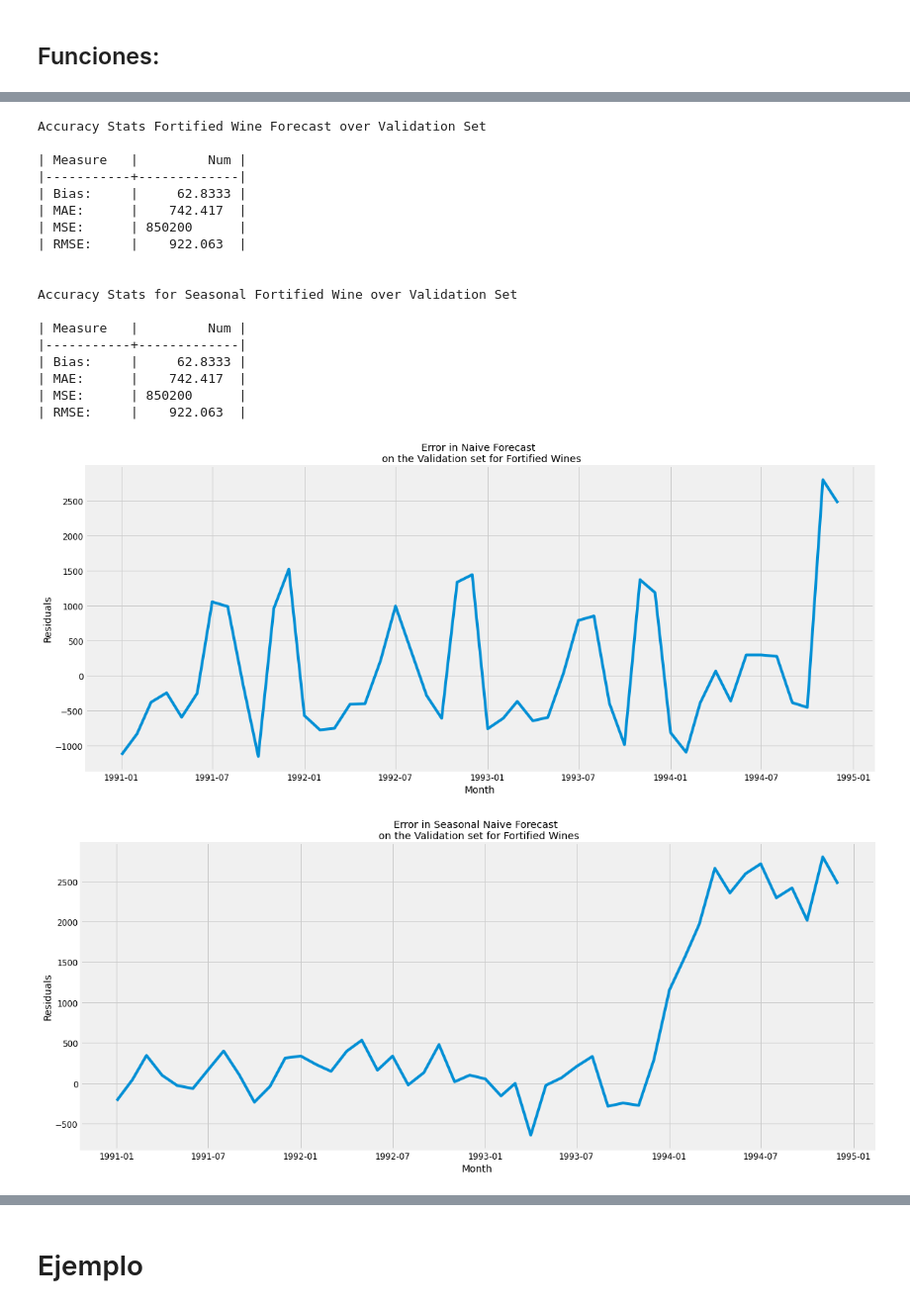
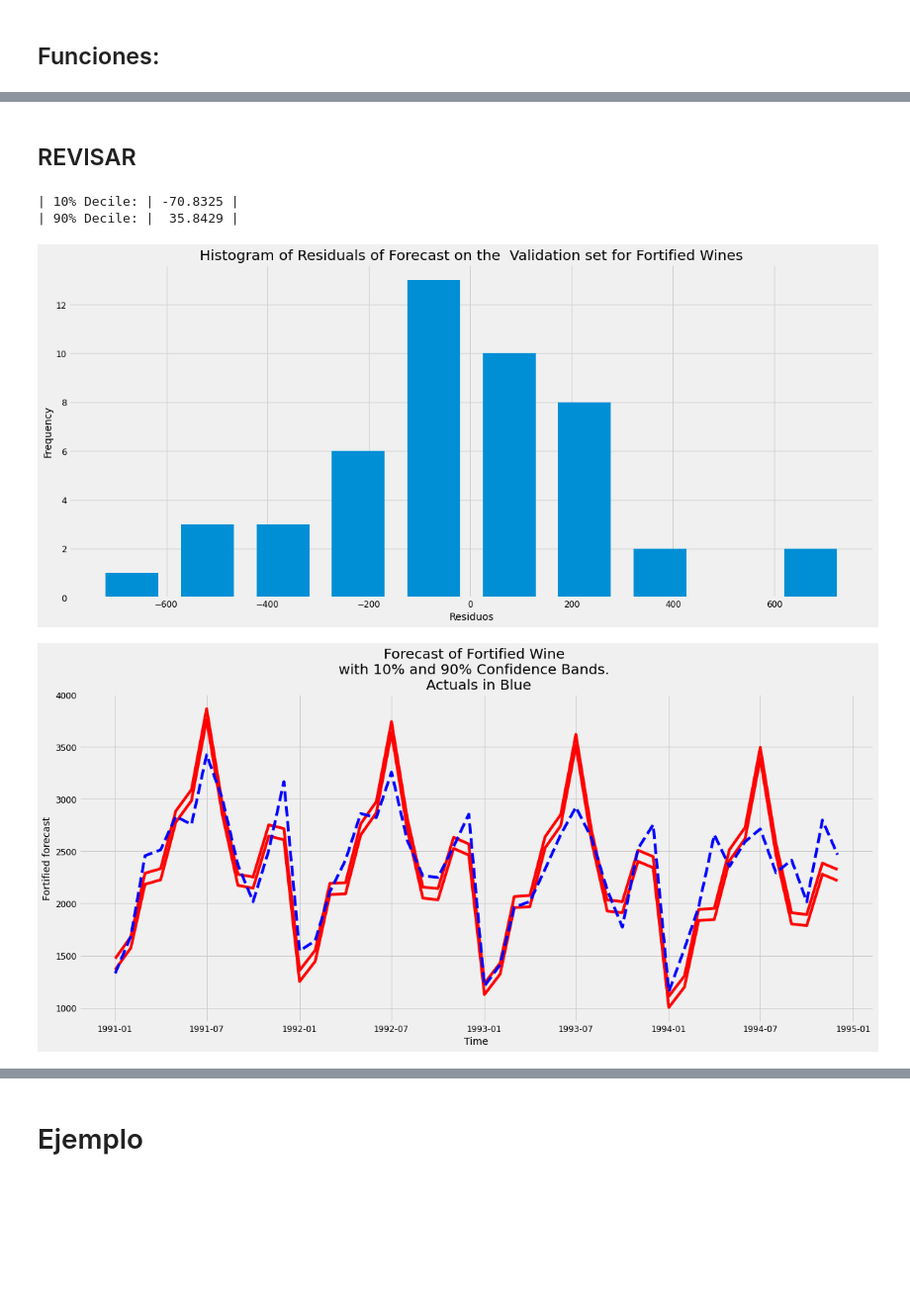
Before and after one commit to DiegoPincheiraIb/EL5206_Assignments, a Jupyter notebook: Lab_Vinos_luckas.ipynb, the cells around one changed output, grey strips where cells are left out. Shown at 99% size. Drawn from its saved outputs; the diff is of its cells as text; code cells hidden in the pictures; blank space fills up the shorter version.

Commit message:
Updated nivel confianza

```diff
--- a/Lab_Vinos_luckas.ipynb
+++ b/Lab_Vinos_luckas.ipynb
@@ -436,0 +440,10 @@ Accuracy Stats for Seasonal Fortified Wine over Training Set
+# %%
+# Se realiza una predicción del conjunto de Validacion
+Meses_A_Pred = 24
+Val_Pred_Fortified, Val_Pred_Fortified_ci = Realizar_Predicc_Cjto_Obj(Val_Fortified,Modelo_Fortified, Plot=True,Meses_Pred = Meses_A_Pred)
+# Se evalua el desempeño del conjunto de validación
+summary_performance(Val_Fortified,Val_Pred_Fortified.predicted_mean[:-1*Meses_A_Pred])
+# Se ven los residuos
+Residuos_Fortified = Ploteo_Residuos(Val_Fortified,Val_Pred_Fortified,'Fortified', 'Validation', Meses_A_Pred)
+# Se grafica un histograma de los residuos
+histograma(Residuos_Fortified,'Fortified', 'Validation')
@@ -437,23 +460,32 @@ Accuracy Stats for Seasonal Fortified Wine over Training Set
+# %% [markdown]
+## REVISAR
+# %%
+def nivel_confianza(Cjto_Obj, Predicc, wine_name, conjunto_name):
+  years = len(Predicc.predicted_mean) - len(Cjto_Obj)
+  fc = Predicc.predicted_mean[:-years]
+  resids = fc - Cjto_Obj
+  quantile = st.t.interval(0.80, len(resids)-1, loc=np.mean(resids), scale=st.sem(resids))
+  print(tabulate([['10% Decile:', quantile[0]],['90% Decile:', quantile[1]]], tablefmt='orgtbl'))
+
+  print('\n')
+
+  histograma(resids, wine_name=wine_name, conjunto_name=conjunto_name)
+
+  print('\n')
+
+  q10 = fc + quantile[0]
+  q90 = fc + quantile[1]
+
+  plt.figure(figsize=(18, 8))
+  plt.plot(Cjto_Obj.index,q10, 'r', Cjto_Obj.index,q90, 'r', Cjto_Obj.index, Cjto_Obj, 'b--')
+  plt.ylabel(wine_name+' forecast')
+  plt.xlabel('Time')
+  plt.title('Forecast of '+wine_name+' Wine \nwith 10% and 90% Confidence Bands. \n Actuals in Blue')
+  plt.show()
 # %%
-Cjts_performance(Val_Fortified,'Fortified','Validation')
+nivel_confianza(Val_Fortified, Val_Pred_Fortified, 'Fortified', 'Validation')
 # %% [output]
-Accuracy Stats Fortified Wine Forecast over Validation Set
-
-| Measure   |         Num |
-|-----------+-------------|
-| Bias:     |     62.8333 |
-| MAE:      |    742.417  |
-| MSE:      | 850200      |
-| RMSE:     |    922.063  |
-
-
-Accuracy Stats for Seasonal Fortified Wine over Validation Set
-
-| Measure   |         Num |
-|-----------+-------------|
-| Bias:     |     62.8333 |
-| MAE:      |    742.417  |
-| MSE:      | 850200      |
-| RMSE:     |    922.063  |
+| 10% Decile: | -70.8325 |
+| 90% Decile: |  35.8429 |
-[figure, old version]
+[figure, new version]
-[figure, old version]
+[figure, new version]
```
Also changed, not shown: parts of 47 cells of this notebook.
